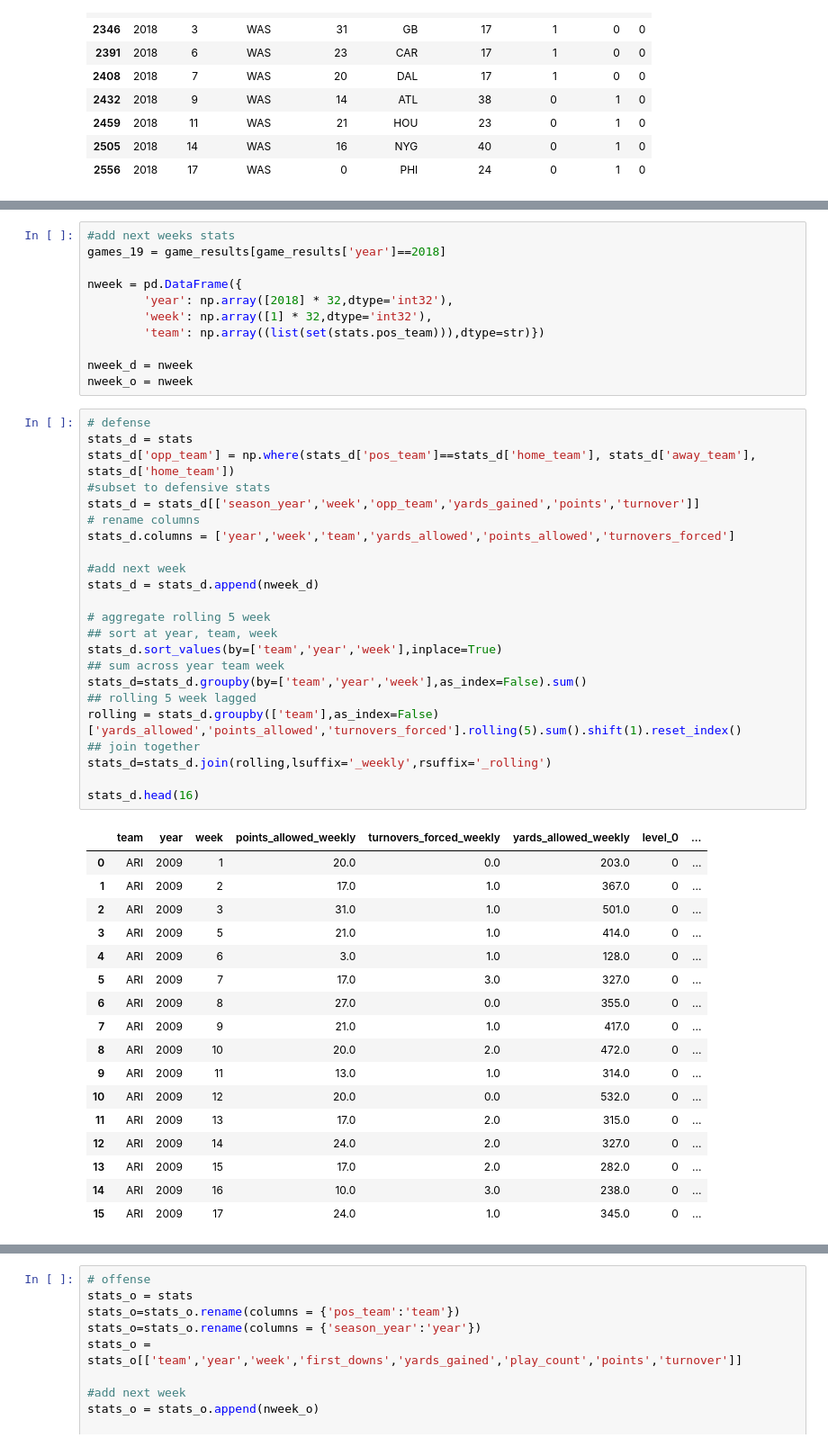
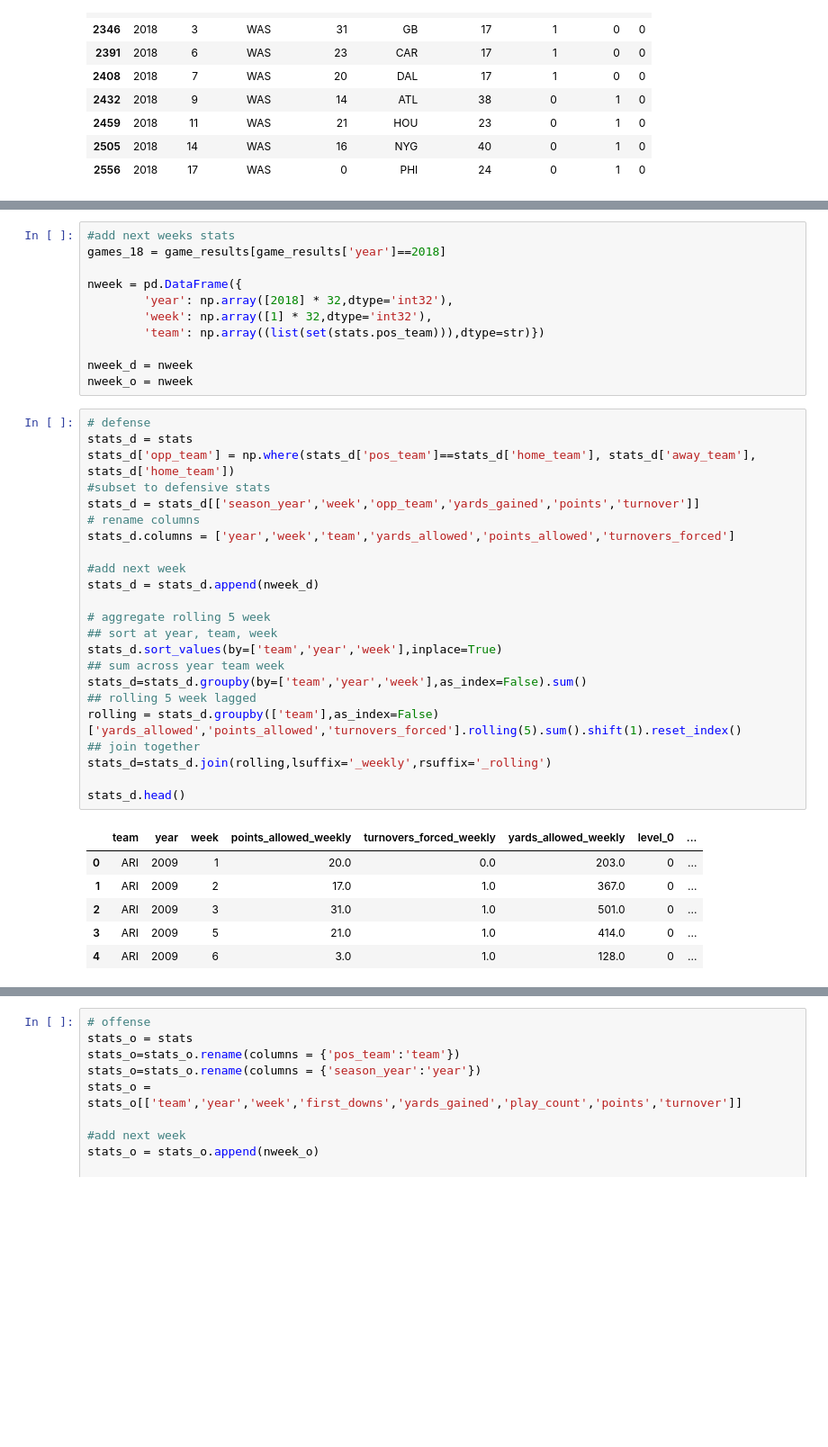
Before and after one commit to jman2kxy/NFL-Prediction, a Jupyter notebook: NFL Prediction.ipynb, the cells around one changed output, grey strips where cells are left out. Shown at 90% size. Drawn from its saved outputs; the diff is of its cells as text; blank space fills up the shorter version.

```diff
--- a/NFL Prediction.ipynb
+++ b/NFL Prediction.ipynb
@@ -273,6 +380,6 @@ stats.groupby('pos_team').count()
 # %%
 #add next weeks stats
-games_19 = game_results[game_results['year']==2018]
+games_18 = game_results[game_results['year']==2018]
 
 nweek = pd.DataFrame({
         'year': np.array([2018] * 32,dtype='int32'),
@@ -284,41 +391,30 @@ nweek_o = nweek
 # %%
 # defense
 stats_d = stats
 stats_d['opp_team'] = np.where(stats_d['pos_team']==stats_d['home_team'], stats_d['away_team'], stats_d['home_team'])
 #subset to defensive stats
 stats_d = stats_d[['season_year','week','opp_team','yards_gained','points','turnover']]
 # rename columns
 stats_d.columns = ['year','week','team','yards_allowed','points_allowed','turnovers_forced']
 
 #add next week
 stats_d = stats_d.append(nweek_d)
 
 # aggregate rolling 5 week
 ## sort at year, team, week
 stats_d.sort_values(by=['team','year','week'],inplace=True)
 ## sum across year team week
 stats_d=stats_d.groupby(by=['team','year','week'],as_index=False).sum()
 ## rolling 5 week lagged
 rolling = stats_d.groupby(['team'],as_index=False)['yards_allowed','points_allowed','turnovers_forced'].rolling(5).sum().shift(1).reset_index()
 ## join together
 stats_d=stats_d.join(rolling,lsuffix='_weekly',rsuffix='_rolling')
 
-stats_d.head(16)
+stats_d.head()
 # %% [output]
 |  | team | year | week | points_allowed_weekly | turnovers_forced_weekly | yards_allowed_weekly | level_0 | ... |
 | 0 | ARI | 2009 | 1 | 20.0 | 0.0 | 203.0 | 0 | ... |
 | 1 | ARI | 2009 | 2 | 17.0 | 1.0 | 367.0 | 0 | ... |
 | 2 | ARI | 2009 | 3 | 31.0 | 1.0 | 501.0 | 0 | ... |
 | 3 | ARI | 2009 | 5 | 21.0 | 1.0 | 414.0 | 0 | ... |
 | 4 | ARI | 2009 | 6 | 3.0 | 1.0 | 128.0 | 0 | ... |
-| 5 | ARI | 2009 | 7 | 17.0 | 3.0 | 327.0 | 0 | ... |
-| 6 | ARI | 2009 | 8 | 27.0 | 0.0 | 355.0 | 0 | ... |
-| 7 | ARI | 2009 | 9 | 21.0 | 1.0 | 417.0 | 0 | ... |
-| 8 | ARI | 2009 | 10 | 20.0 | 2.0 | 472.0 | 0 | ... |
-| 9 | ARI | 2009 | 11 | 13.0 | 1.0 | 314.0 | 0 | ... |
-| 10 | ARI | 2009 | 12 | 20.0 | 0.0 | 532.0 | 0 | ... |
-| 11 | ARI | 2009 | 13 | 17.0 | 2.0 | 315.0 | 0 | ... |
-| 12 | ARI | 2009 | 14 | 24.0 | 2.0 | 327.0 | 0 | ... |
-| 13 | ARI | 2009 | 15 | 17.0 | 2.0 | 282.0 | 0 | ... |
-| 14 | ARI | 2009 | 16 | 10.0 | 3.0 | 238.0 | 0 | ... |
-| 15 | ARI | 2009 | 17 | 24.0 | 1.0 | 345.0 | 0 | ... |
```
Also changed, not shown: parts of 157 cells of this notebook.
